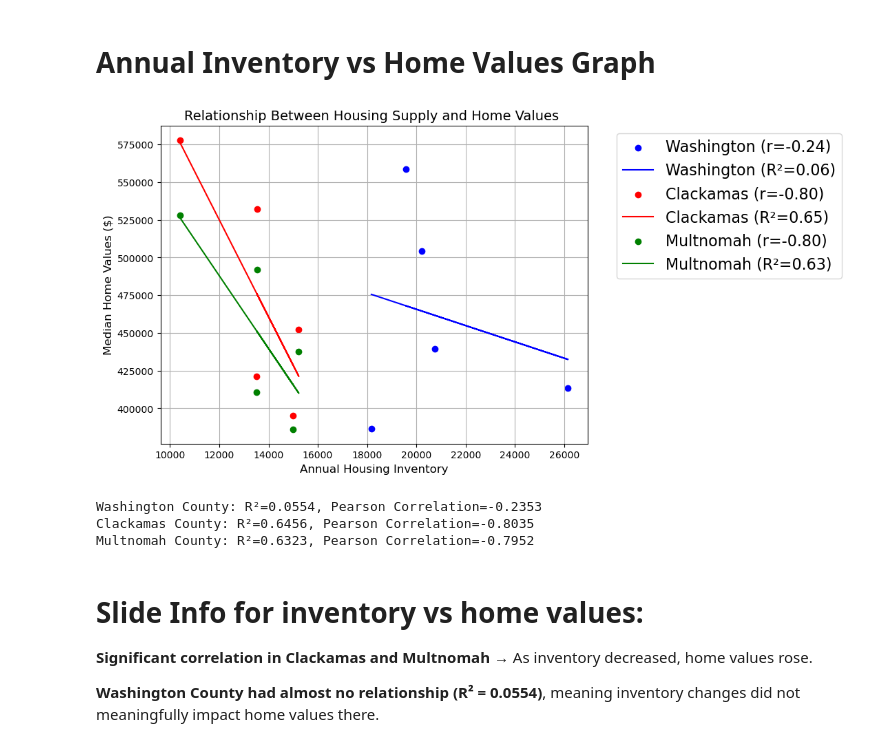
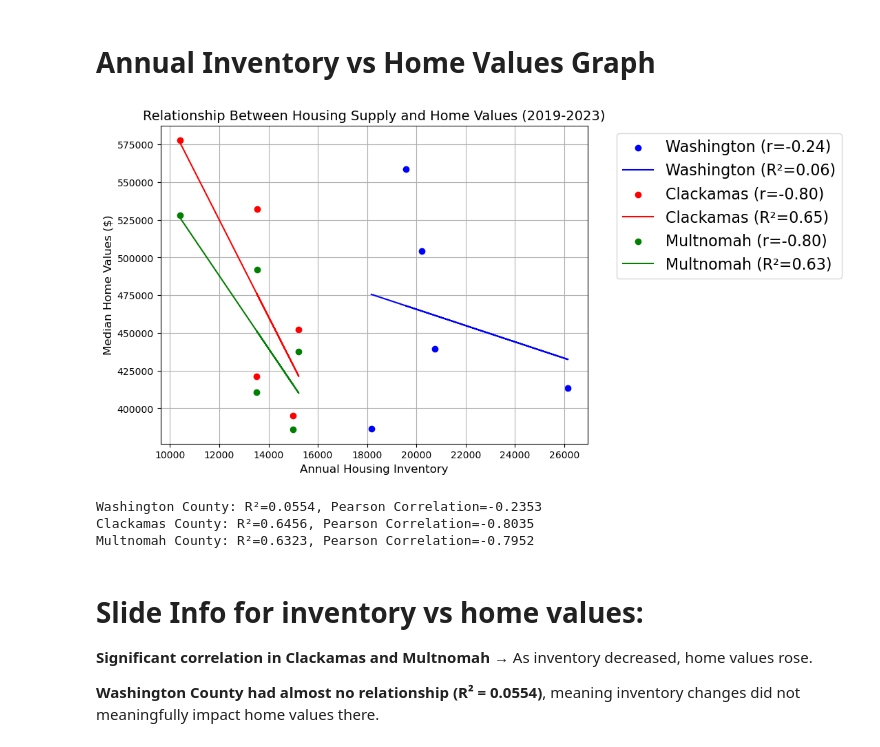
Before and after one commit to Tserrof7/Portland-Housing-Prices-Affordability-Project, a Jupyter notebook: New_Data/megan.ipynb, the cells around one changed output. Saved outputs shown, nothing was run; the diff lists cells and outputs as text; code cells hidden in the pictures.

```diff
--- a/New_Data/megan.ipynb
+++ b/New_Data/megan.ipynb
@@ -114,38 +135,39 @@ def plot_combined_regression(x_wash, x_clack, x_mult, y_wash, y_clack, y_mult, x
 
     # Perform linear regression & Pearson correlation for Multnomah County
     slope_m, intercept_m, rvalue_m, pvalue_m, stderr_m = st.linregress(x_mult, y_mult)
     correlation_m, _ = st.pearsonr(x_mult, y_mult)
     regress_values_m = x_mult * slope_m + intercept_m
     plt.scatter(x_mult, y_mult, label=f"Multnomah (r={correlation_m:.2f})", color="green")
     plt.plot(x_mult, regress_values_m, "g-", label=f"Multnomah (R²={rvalue_m**2:.2f})")
 
     # Labels, Title, and Legend
     plt.xlabel(xlabel, fontsize=12)
     plt.ylabel("Median Home Values ($)", fontsize=12)
-    plt.title(f"Relationship Between Housing Supply and Home Values ", fontsize=14)
+    plt.title(f"Relationship Between Housing Supply and Home Values (2019-2023)", fontsize=14)
     plt.legend(loc='best', bbox_to_anchor=(1.05,1), fontsize=16)
     plt.grid(True)
+
     plt.show()
 
     # Print Pearson Correlation & R² Values
     print(f"Washington County: R²={rvalue_w**2:.4f}, Pearson Correlation={correlation_w:.4f}")
     print(f"Clackamas County: R²={rvalue_c**2:.4f}, Pearson Correlation={correlation_c:.4f}")
     print(f"Multnomah County: R²={rvalue_m**2:.4f}, Pearson Correlation={correlation_m:.4f}")
 
 # y variables
 w_homes = merged_df['Washington County: Median Home Values']
 c_homes = merged_df['Clackamas County: Median Home Values']
 m_homes = merged_df['Multnomah County: Median Home Values']
 
 # X-axis variables (Houses for Sale)
-w_house_count = merged_df['Washington County: Avg Monthly Listing']
-c_house_count = merged_df['Clackamas County: Avg Monthly Listing']
-m_house_count = merged_df['Multnomah County: Avg Monthly Listing']
+w_house_count = merged_df['Washington County: Annual Housing Supply']
+c_house_count = merged_df['Clackamas County: Annual Housing Supply']
+m_house_count = merged_df['Multnomah County: Annual Housing Supply']
 
 # Plot all counties on one graph with Pearson correlation
 plot_combined_regression(w_house_count, c_house_count, m_house_count, w_homes, c_homes, m_homes, "Annual Housing Inventory")
 # %% [output]
-[figure, old version]
+[figure, new version]
 Washington County: R²=0.0554, Pearson Correlation=-0.2353
 Clackamas County: R²=0.6456, Pearson Correlation=-0.8035
 Multnomah County: R²=0.6323, Pearson Correlation=-0.7952
```
Also changed, not shown: parts of 3 cells of this notebook, 4 other files.
